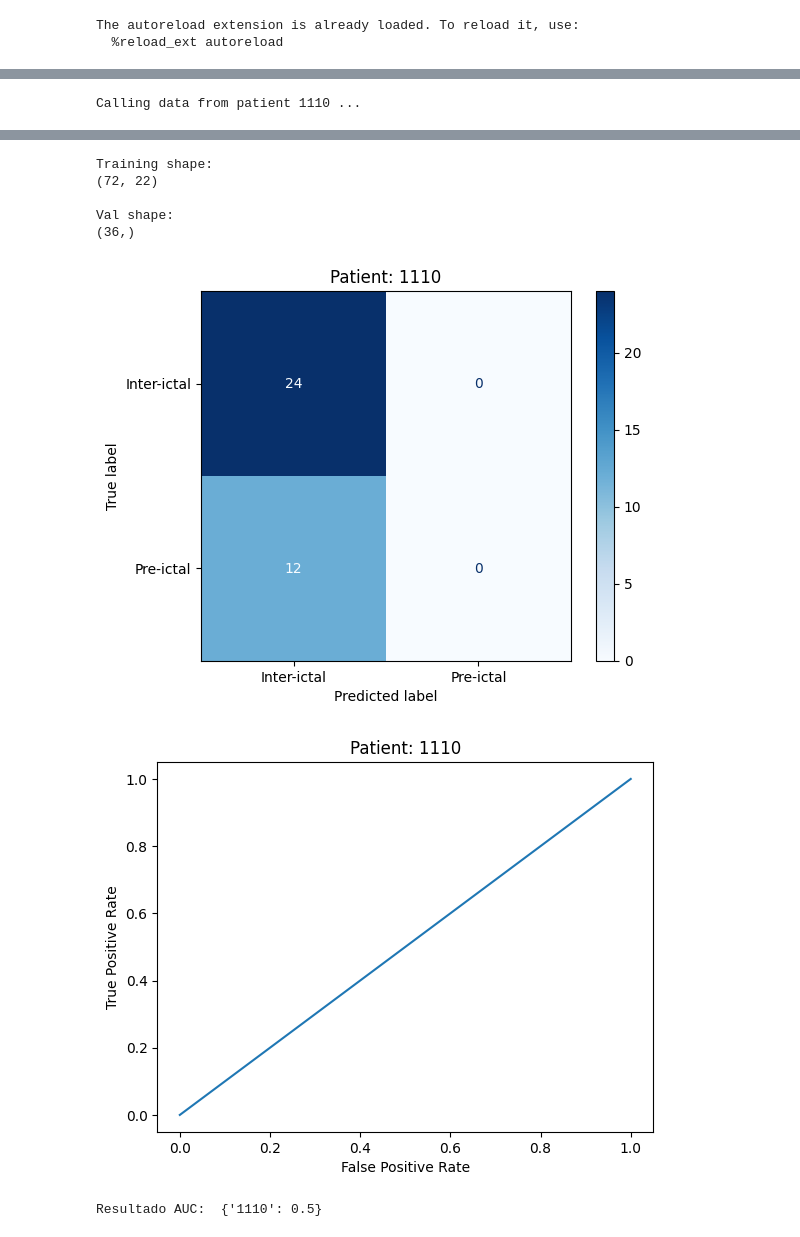
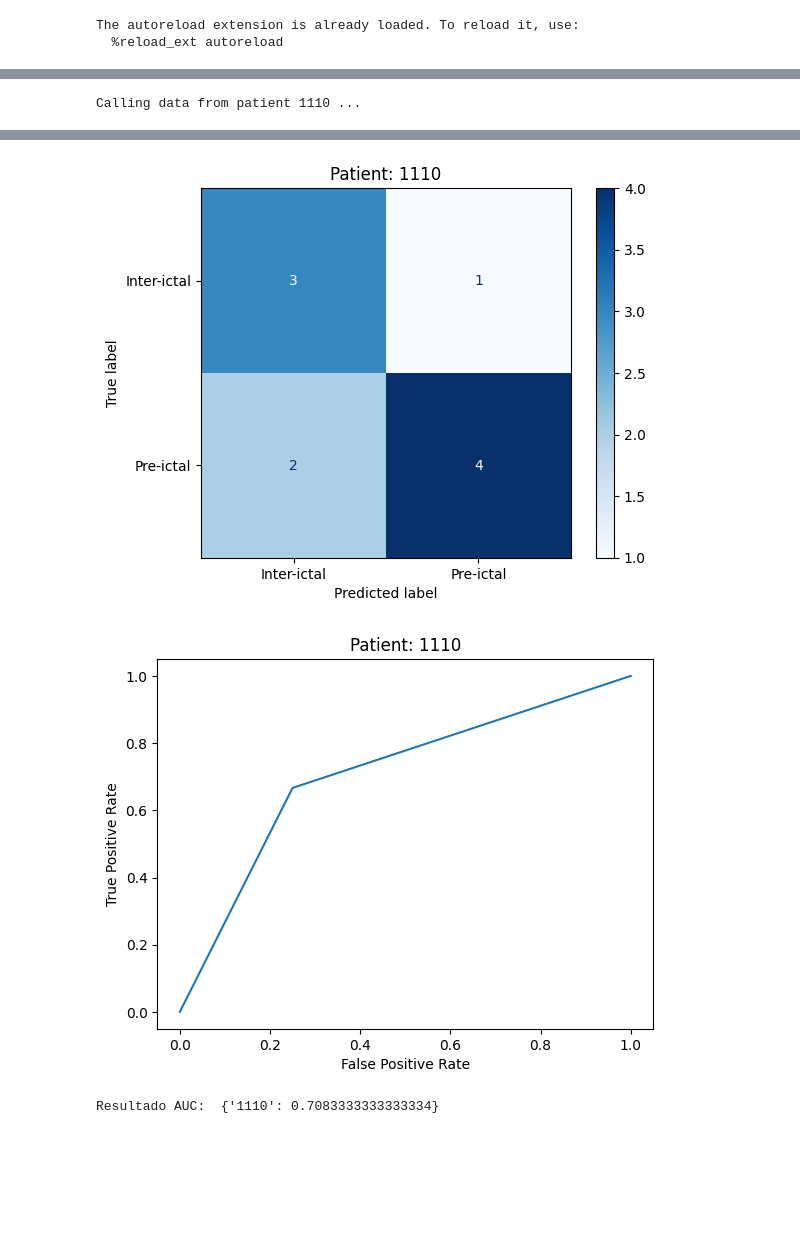
Before and after one commit to BioR-Valencia/epilepsia_challenge, a Jupyter notebook: notebooks/1.0-rtc-fake_predict_evaluation.ipynb, the cells around one changed output, grey strips where cells are left out. Cells and saved outputs as stored; diff of their text form; code cells hidden in the pictures; blank space fills up the shorter version.

```diff
--- a/notebooks/1.0-rtc-fake_predict_evaluation.ipynb
+++ b/notebooks/1.0-rtc-fake_predict_evaluation.ipynb
@@ -15,41 +76,37 @@ C:\Users\rober\Documents\Epilepsy_Challenge\epilepsia_challenge
 # %%
+# Trying the FakeModel class
 from src.models.train_pipeline import train_pipeline
-from src.models.models import SklearnAdaBoostModel
+from src.models.models import FakeModel
 from src.data.make_dataset import PandasDatasetLoader
 
 patient_id = '1110'
 
 dataset_path = 'E:\\Epilepsy challenge\\' + str(patient_id) + '_train\\data\\parquet\\train'
 
-_, results = train_pipeline(PandasDatasetLoader(dataset_path),SklearnAdaBoostModel(), patient_id = patient_id, visualize=True,
-                                labels_prop = 1.5)
+_, results = train_pipeline(PandasDatasetLoader(dataset_path),FakeModel(), patient_id = patient_id, visualize=True,
+                                labels_prop = 1)
 # %% [output]
 Calling data from patient 1110 ...
 A value is trying to be set on a copy of a slice from a DataFrame
 
 See the caveats in the documentation: https://pandas.pydata.org/pandas-docs/stable/user_guide/indexing.html#returning-a-view-versus-a-copy
   labels.drop(columns=["patient", "folder"], inplace=True)
 A value is trying to be set on a copy of a slice from a DataFrame.
 Try using .loc[row_indexer,col_indexer] = value instead
 
 See the caveats in the documentation: https://pandas.pydata.org/pandas-docs/stable/user_guide/indexing.html#returning-a-view-versus-a-copy
   labels["sum_next_5_labels"] = 0
 A value is trying to be set on a copy of a slice from a DataFrame.
 Try using .loc[row_indexer,col_indexer] = value instead
 
 ... (16 lines left out)
 A value is trying to be set on a copy of a slice from a DataFrame
 
 See the caveats in the documentation: https://pandas.pydata.org/pandas-docs/stable/user_guide/indexing.html#returning-a-view-versus-a-copy
   final_labels.drop(columns=["sum_prev_5_labels"], inplace=True)
-Training shape:
-(72, 22)
-
-Val shape:
-(36,)
-[figure, old version]
+[figure, new version]
-[figure, old version]
+[figure, new version]
-Resultado AUC:  {'1110': 0.5}
+Resultado AUC:  {'1110': 0.7083333333333334}
 # %%
 print(results['report'][patient_id])
 # %% [output]
```
Also changed, not shown: parts of 5 cells of this notebook, 3 other files.
